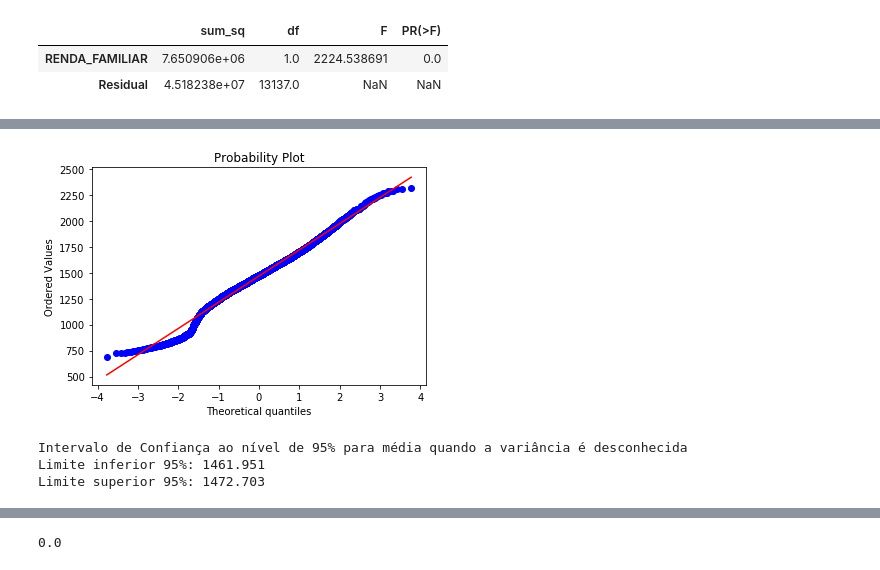
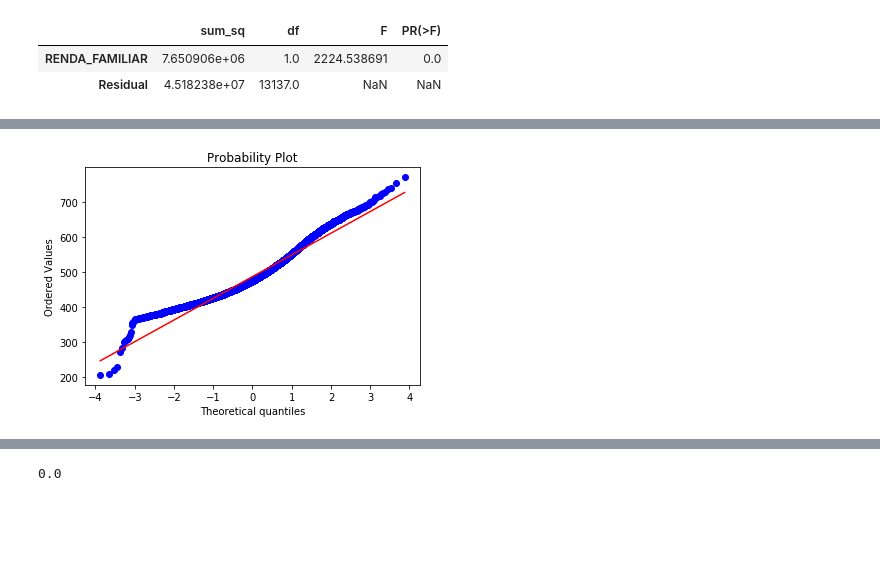
Before and after one commit to paulordie/aquis-preproc-explo-dados, a Jupyter notebook: projeto-final-enem2019-versao-final.ipynb, the cells around one changed output, grey strips where cells are left out. Saved outputs shown, nothing was run; the diff lists cells and outputs as text; code cells hidden in the pictures; blank space fills up the shorter version.

```diff
--- a/projeto-final-enem2019-versao-final.ipynb
+++ b/projeto-final-enem2019-versao-final.ipynb
@@ -682,10 +688,4 @@ grafNormalized(df_manaus_A_B_C["NOTA TOTAL"],"nota final classe A, B e C")
-# %%
-checkNormalDistribution(df_manaus_A_B_C["NOTA TOTAL"])
-# %% [output]
-[figure, removed]
-# %%
-intervConfianca(df_manaus_A_B_C["NOTA TOTAL"])
-# %% [output]
-Intervalo de Confiança ao nível de 95% para média quando a variância é desconhecida
-Limite inferior 95%: 1461.951
-Limite superior 95%: 1472.703
+# %%
+checkNormalDistribution(df_manaus['MEDIA_OBJETIVAS_MANAUS'])
+# %% [output]
+[figure, added]
```
Also changed, not shown: parts of 12 cells of this notebook.
